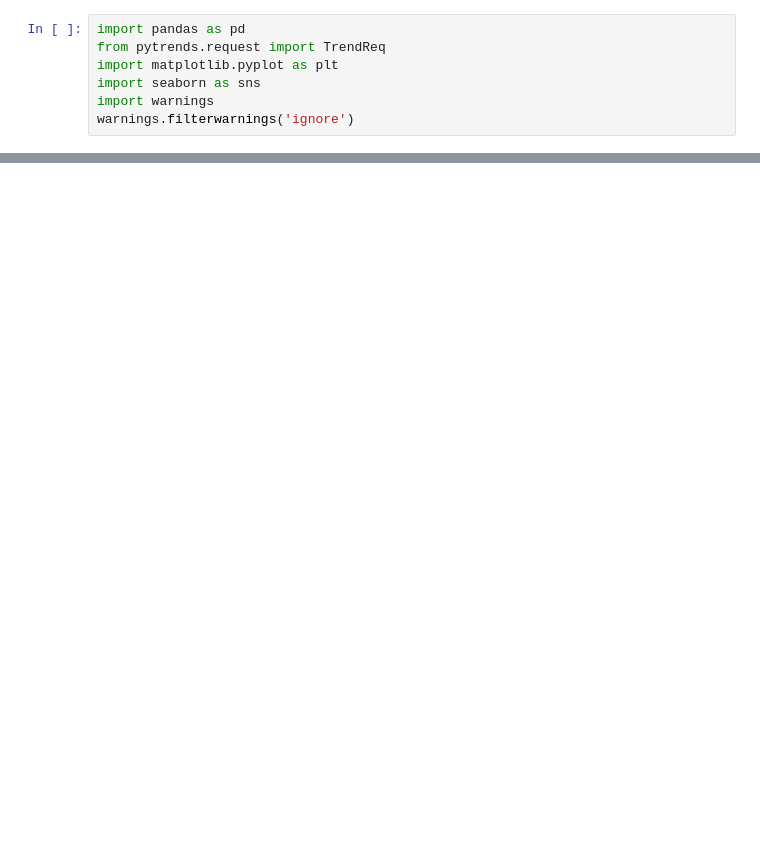
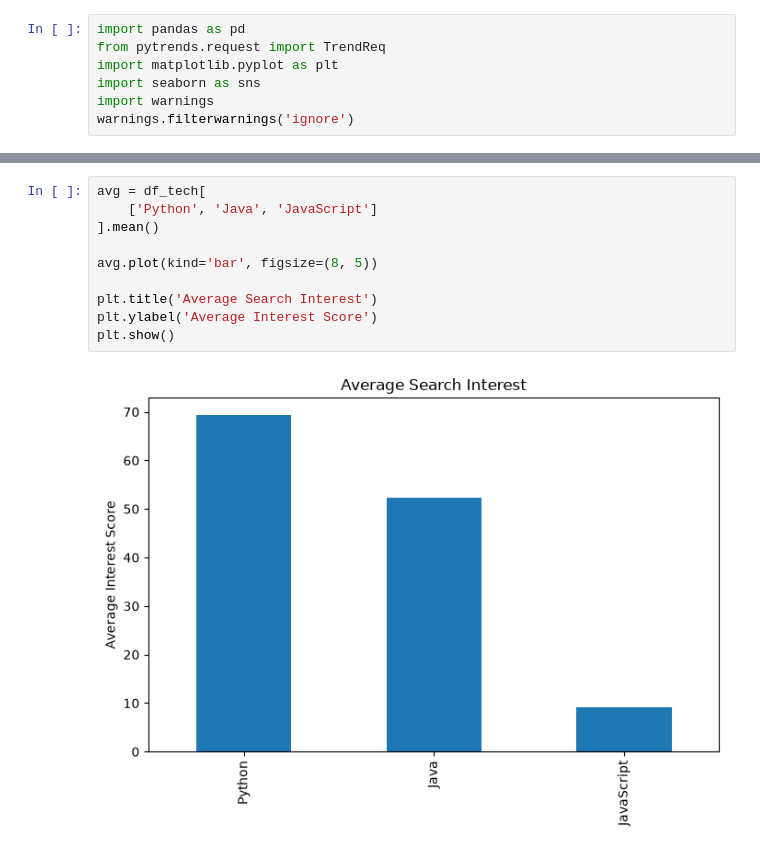
Before and after one commit to rahuldeveloper2006/data-analysis, a Jupyter notebook: Goggle_Trend_Analysis/pytrends.ipynb, the cells around one changed output, grey strips where cells are left out. Saved outputs shown, nothing was run; the diff lists cells and outputs as text; blank space fills up the shorter version.

```diff
--- a/Goggle_Trend_Analysis/pytrends.ipynb
+++ b/Goggle_Trend_Analysis/pytrends.ipynb
@@ -16,0 +186,12 @@ TooManyRequestsError: The request failed: Google returned a response with code 4
+# %%
+avg = df_tech[
+    ['Python', 'Java', 'JavaScript']
+].mean()
+
+avg.plot(kind='bar', figsize=(8, 5))
+
+plt.title('Average Search Interest')
+plt.ylabel('Average Interest Score')
+plt.show()
+# %% [output]
+[figure, added]
```
Also changed, not shown: parts of 28 cells of this notebook, 1 other file.
